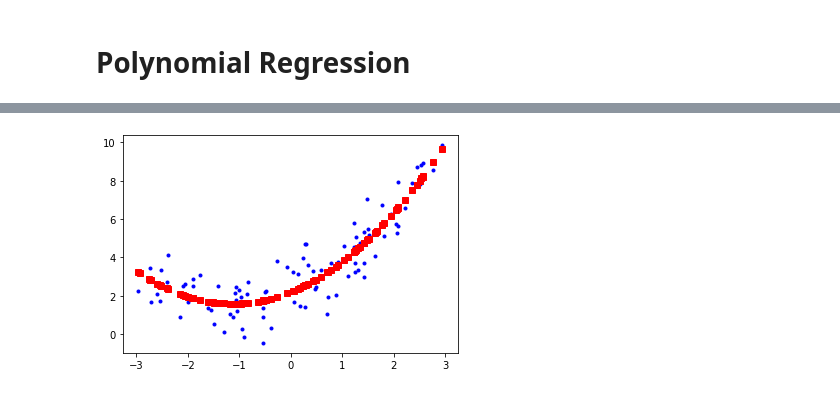
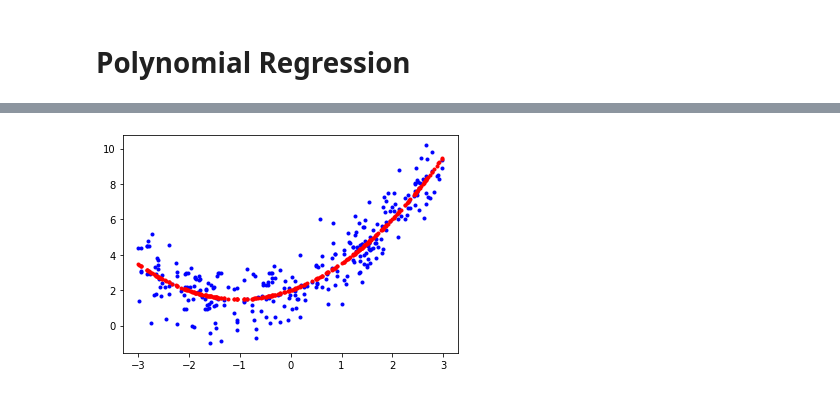
Before and after one commit to joncucci/Machine_Learning_Study, a Jupyter notebook: Chapter 4 (training models)/Training Models.ipynb, the cells around one changed output, grey strips where cells are left out. Drawn from its saved outputs; the diff is of its cells as text; code cells hidden in the pictures.

```diff
--- a/Chapter 4 (training models)/Training Models.ipynb
+++ b/Chapter 4 (training models)/Training Models.ipynb
@@ -96,7 +104,7 @@ sgd_reg.intercept_, sgd_reg.coef_
 # %% [markdown]
 # Polynomial Regression
 # %%
-m = 100
+m = 300
 X = 6 * np.random.rand(m, 1) -3
 y = 0.5 * X**2 + X + 2+ np.random.randn(m, 1)
 
@@ -112,10 +119,10 @@ print(X_poly[0])
 # %%
 lin_reg = LinearRegression()
 lin_reg.fit(X_poly, y)
 lin_reg.intercept_, lin_reg.coef_
 
 plt.plot(X, y, "b.")
-plt.plot(X, lin_reg.coef_[0, 1]* X **2 + lin_reg.coef_[0, 0]* X + lin_reg.intercept_, 'rs')
+plt.plot(X, lin_reg.coef_[0, 1]* X **2 + lin_reg.coef_[0, 0]* X + lin_reg.intercept_, 'r.')
 plt.show()
 # %% [output]
-[figure, old version]
+[figure, new version]
```
Also changed, not shown: parts of 32 cells of this notebook.
